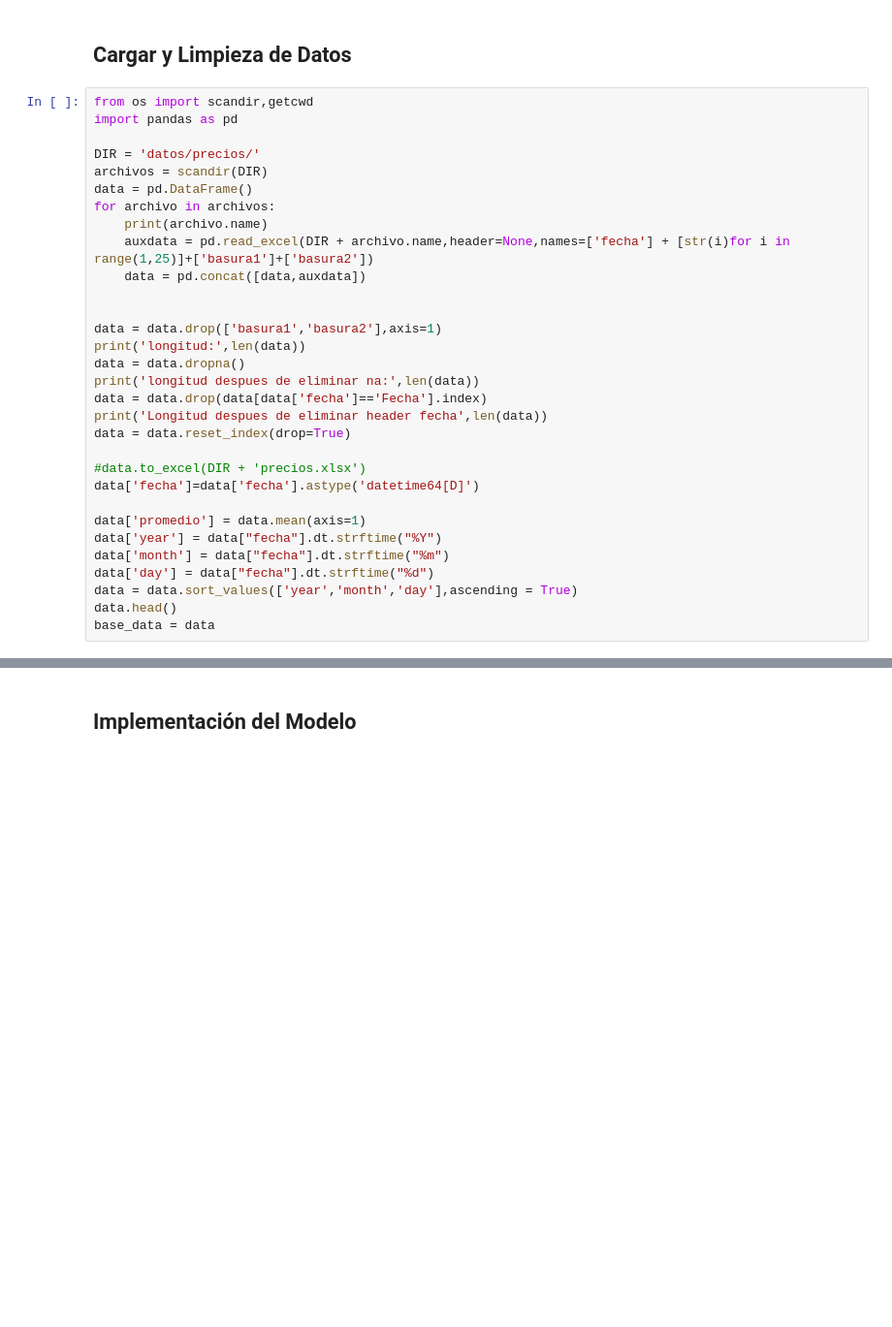
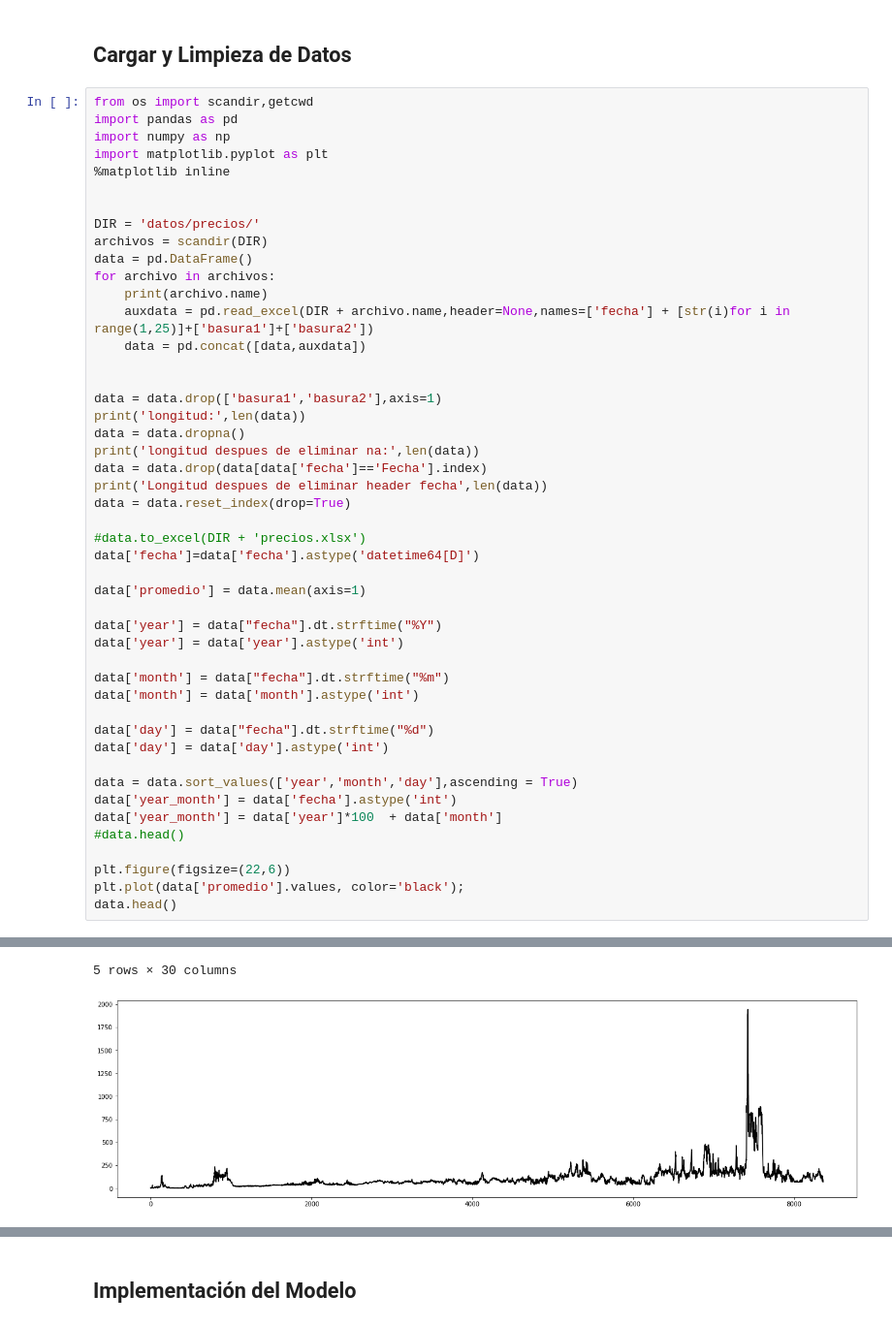
Before and after one commit to ANN-2019-2/evaluacion-Anorpe, a Jupyter notebook: 01-precios.ipynb, the cells around one changed output, grey strips where cells are left out. Shown at 97% size. Cells and saved outputs as stored; diff of their text form; blank space fills up the shorter version.

```diff
--- a/01-precios.ipynb
+++ b/01-precios.ipynb
@@ -38,6 +38,10 @@ Usted debe:
 # %%
 from os import scandir,getcwd
 import pandas as pd
+import numpy as np
+import matplotlib.pyplot as plt
+%matplotlib inline
+
 
 DIR = 'datos/precios/'
 archivos = scandir(DIR)
@@ -60,11 +64,23 @@ data = data.reset_index(drop=True)
 data['fecha']=data['fecha'].astype('datetime64[D]')
 
 data['promedio'] = data.mean(axis=1)
+
 data['year'] = data["fecha"].dt.strftime("%Y")
+data['year'] = data['year'].astype('int')
+
 data['month'] = data["fecha"].dt.strftime("%m")
+data['month'] = data['month'].astype('int')
+
 data['day'] = data["fecha"].dt.strftime("%d")
+data['day'] = data['day'].astype('int')
+
 data = data.sort_values(['year','month','day'],ascending = True)
+data['year_month'] = data['fecha'].astype('int')
+data['year_month'] = data['year']*100  + data['month']
+#data.head()
+
+plt.figure(figsize=(22,6))
+plt.plot(data['promedio'].values, color='black');
 data.head()
-base_data = data
 # %% [output]
 Precio_Bolsa_Nacional_($kwh)_1995.xlsx
@@ -86,0 +109,2 @@ Longitud despues de eliminar header fecha 8362
+5 rows × 30 columns
+[figure, added]
```
Also changed, not shown: parts of 13 cells of this notebook, 1 other file.
